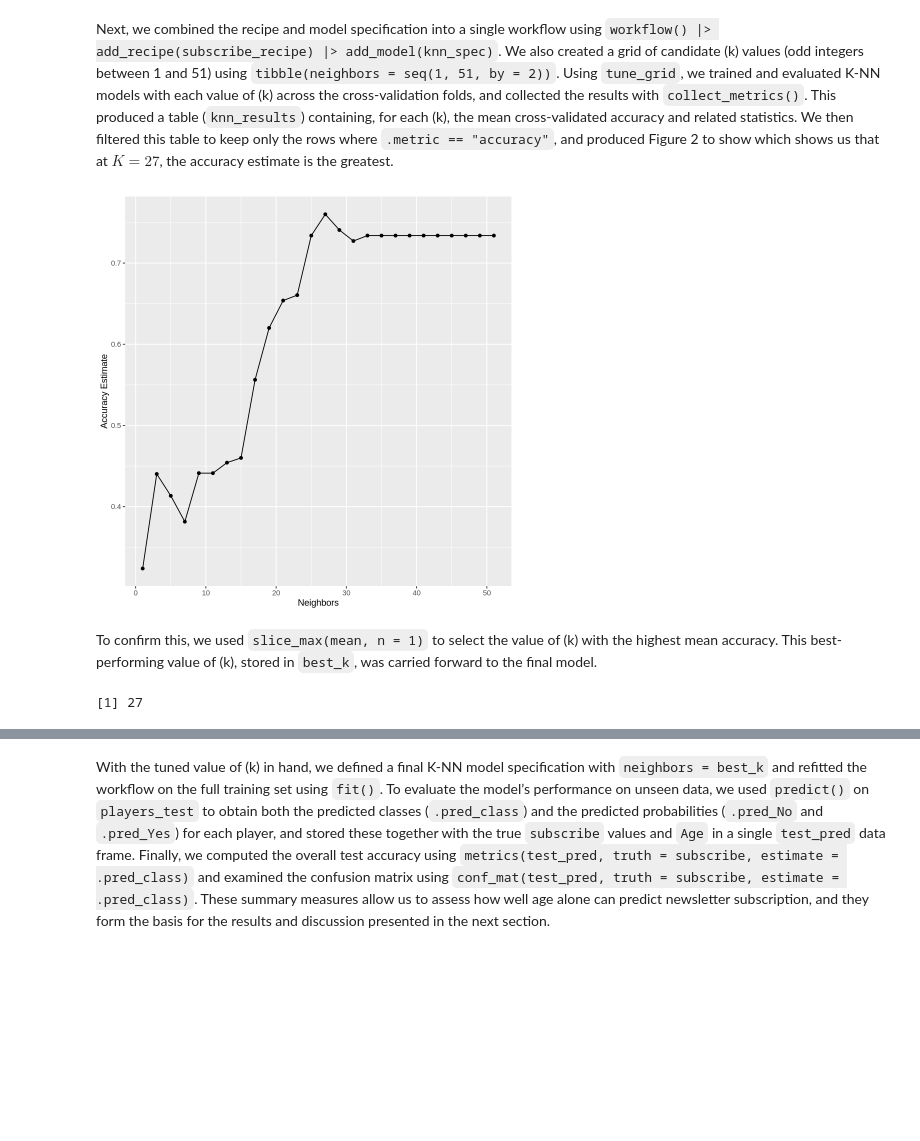
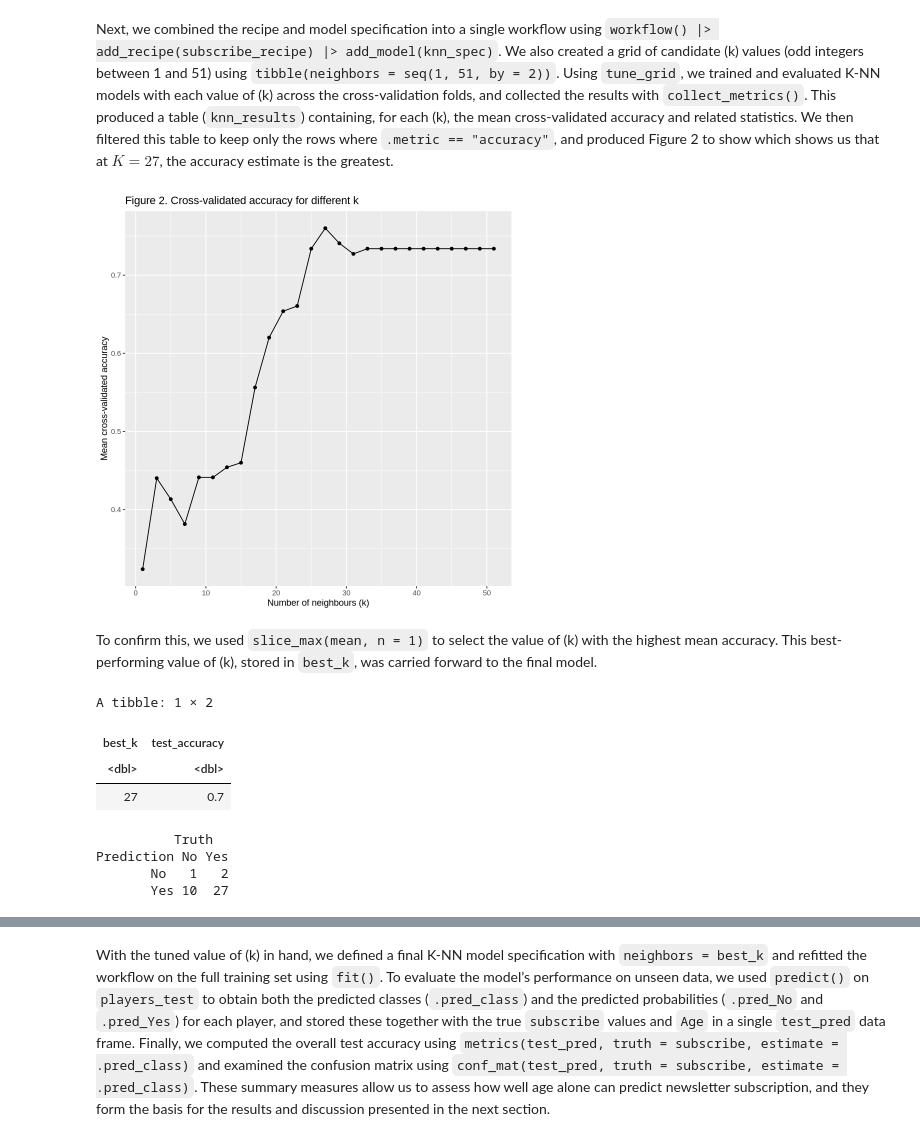
Before and after one commit to calentynes/dsci_group_project, a Jupyter notebook: group_project.ipynb, the cells around one changed output, grey strips where cells are left out. Drawn from its saved outputs; the diff is of its cells as text; code cells hidden in the pictures; blank space fills up the shorter version.

Commit message:
moved end code of (1) to the main file, please add annotations
please add annotations

```diff
--- a/group_project.ipynb
+++ b/group_project.ipynb
@@ -144,15 +144,22 @@ knn_results <- players_wflow |>
 
 Next, we combined the recipe and model specification into a single workflow using `workflow() |> add_recipe(subscribe_recipe) |> add_model(knn_spec)`. We also created a grid of candidate \(k\) values (odd integers between 1 and 51) using `tibble(neighbors = seq(1, 51, by = 2))`. Using `tune_grid`, we trained and evaluated K-NN models with each value of \(k\) across the cross-validation folds, and collected the results with `collect_metrics()`. This produced a table (`knn_results`) containing, for each \(k\), the mean cross-validated accuracy and related statistics. We then filtered this table to keep only the rows where `.metric == "accuracy"`, and produced Figure 2 to show which shows us that at $K=27$, the accuracy estimate is the greatest.
 # %%
-best_k <- knn_results |>
+knn_accuracy <- knn_results |>
   filter(.metric == "accuracy")
 
-best_k_plot <- ggplot(best_k, aes(x = neighbors, y = mean)) +
-    geom_point() +
-    geom_line() +
-    labs(x = "Neighbors", y = "Accuracy Estimate", title = "Figure 2. Accuracy estimate of k values")
+knn_accuracy_plot <- knn_accuracy |>
+  ggplot(aes(x = neighbors, y = mean)) +
+  geom_line() +
+  geom_point() +
+  labs(
+    title = "Figure 2. Cross-validated accuracy for different k",
+    x = "Number of neighbours (k)",
+    y = "Mean cross-validated accuracy"
+  )
+
+knn_accuracy_plot
 # %% [output]
-[figure, old version]
+[figure, new version]
 # %% [markdown]
 To confirm this, we used `slice_max(mean, n = 1)` to select the value of \(k\) with the highest mean accuracy. This best-performing value of \(k\), stored in `best_k`, was carried forward to the final model.
 # %%
@@ -160,6 +167,29 @@ best_k <- knn_results |>
         slice_max(mean, n = 1) |>
         pull(neighbors)
 
-best_k
+model_summary <- tibble(
+  best_k = best_k,
+  test_accuracy = test_metrics$`.estimate`
+)
+
+model_summary
 # %% [output]
-[1] 27
+A tibble: 1 × 2
+| best_k | test_accuracy |
+| <dbl> | <dbl> |
+| 27 | 0.7 |
+# %%
+test_conf_mat <- conf_mat(
+  data = test_pred,
+  truth = subscribe,
+  estimate = .pred_class
+)
+
+test_conf_mat
+
+#please annotate starting here @byron
+# %% [output]
+          Truth
+Prediction No Yes
+       No   1   2
+       Yes 10  27
```
Also changed, not shown: parts of 4 cells of this notebook.
